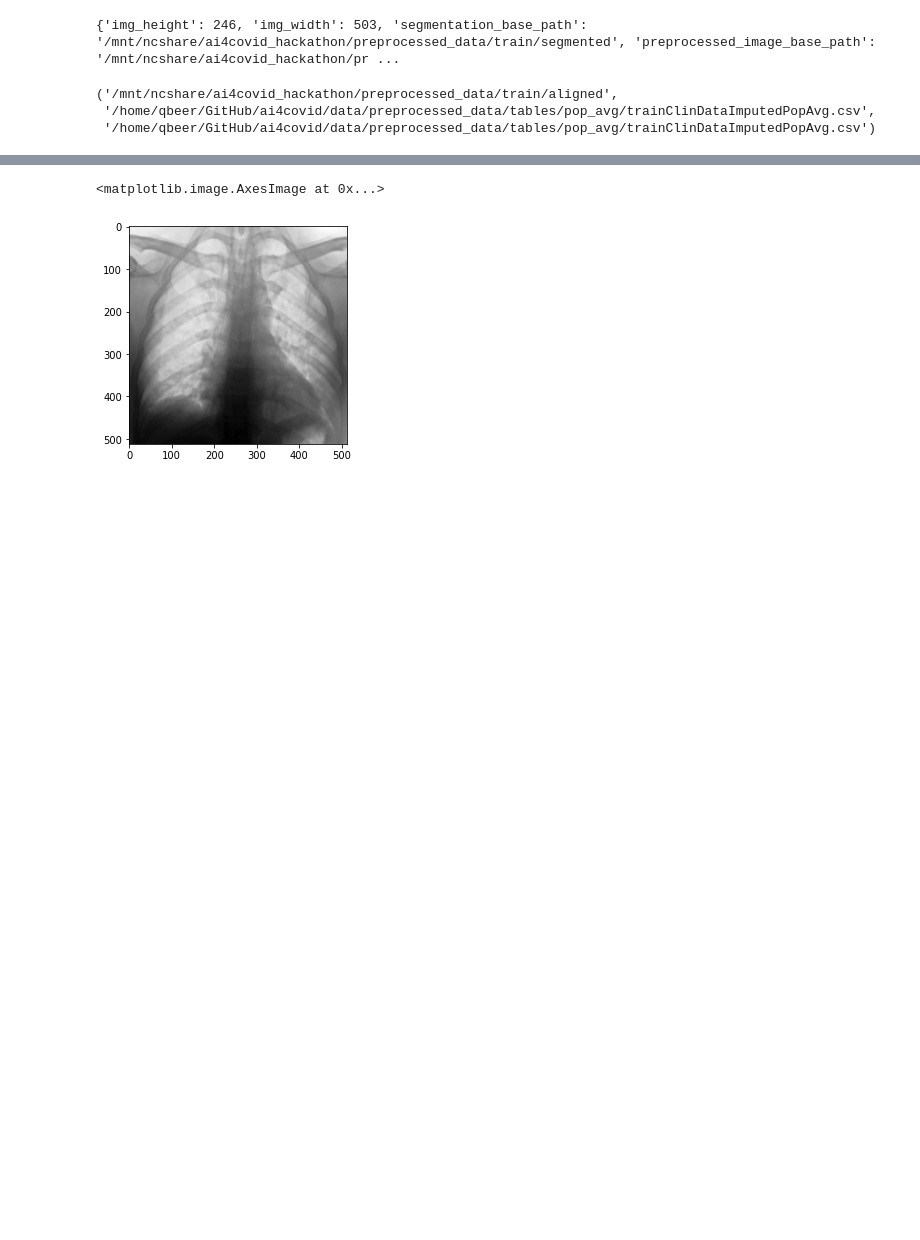
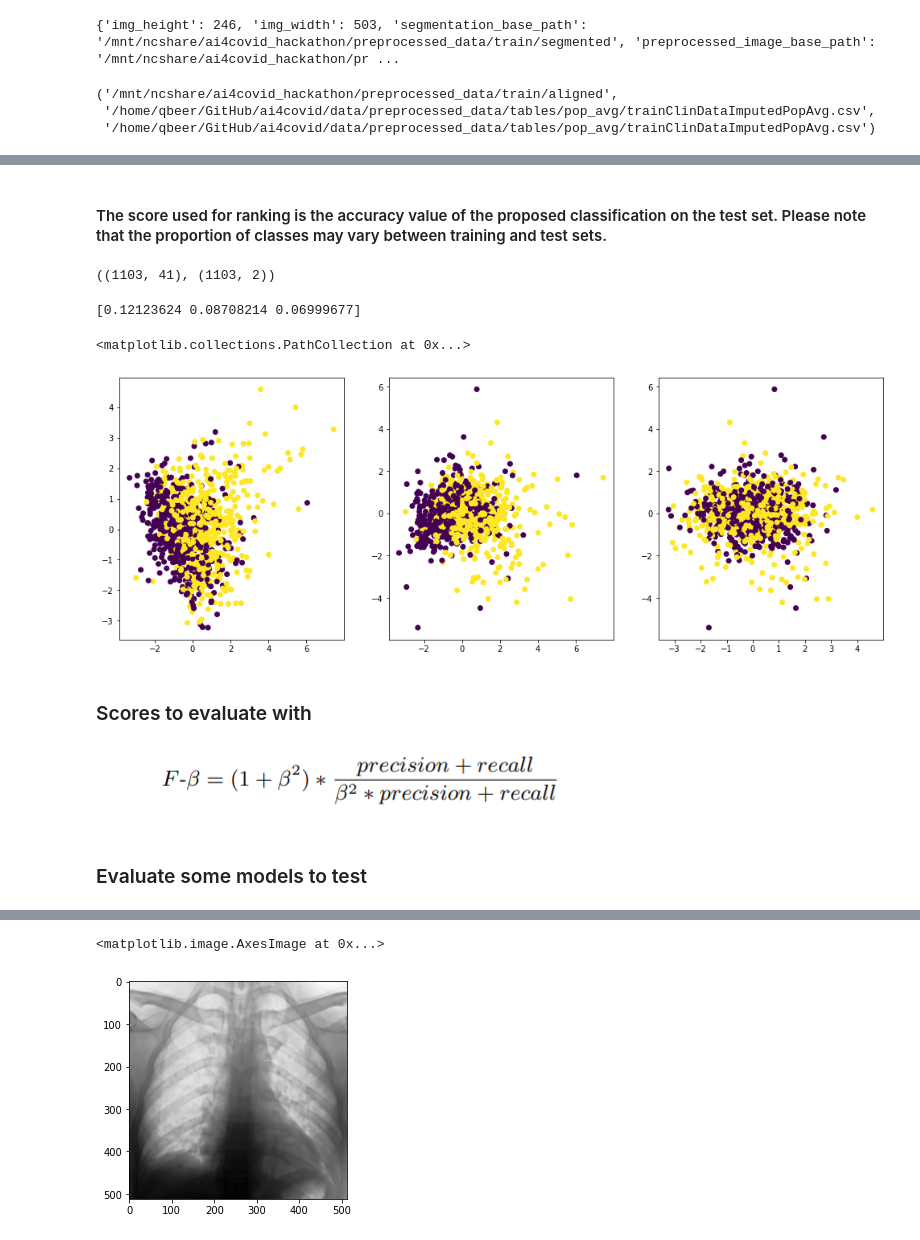
Before and after one commit to csabaiBio/ai4covid, a Jupyter notebook: notebooks/Fourier_feature_extraction.ipynb, the cells around one changed output, grey strips where cells are left out. Drawn from its saved outputs; the diff is of its cells as text; code cells hidden in the pictures; blank space fills up the shorter version.

```diff
--- a/notebooks/Fourier_feature_extraction.ipynb
+++ b/notebooks/Fourier_feature_extraction.ipynb
@@ -32,5 +67,8 @@ cfg.preprocessed_image_base_path, cfg.train_table, cfg.valid_table
  '/home/qbeer/GitHub/ai4covid/data/preprocessed_data/tables/pop_avg/trainClinDataImputedPopAvg.csv',
  '/home/qbeer/GitHub/ai4covid/data/preprocessed_data/tables/pop_avg/trainClinDataImputedPopAvg.csv')
 # %%
-pd.read_csv( cfg.train_table )
+preproc_df = pd.read_csv( cfg.train_table )
+preproc_df.Prognosis.replace('SEVERE', 1, inplace=True)
+preproc_df.Prognosis.replace('MILD', 0, inplace=True)
+preproc_df.head()
 # %% [output]
@@ -37,0 +82,6 @@ FileNotFoundError: [Errno 2] No such file or directory: '/home/qbeer/GitHub/ai4c
+# %%
+X_df = preproc_df.drop( columns=['ImageFile', 'Prognosis', 'Death'])
+X_features = X_df.columns
+X = X_df.values
+y = preproc_df[ ['Prognosis', 'Death'] ].values
+X[:1], y[:3]
@@ -37,0 +101,30 @@ FileNotFoundError: [Errno 2] No such file or directory: '/home/qbeer/GitHub/ai4c
+# %% [markdown]
+#### The score used for ranking is the accuracy value of the proposed classification on the test set. Please note that the proportion of classes may vary between training and test sets.
+# %%
+X.shape, y.shape
+# %% [output]
+((1103, 41), (1103, 2))
+# %%
+pca = PCA(3)
+pca_transformed = pca.fit_transform(X)
+print(pca.explained_variance_ratio_)
+
+plt.figure(figsize=(17, 6))
+plt.subplot(131)
+plt.scatter(pca_transformed[:,0], pca_transformed[:,1], c=y[:,0])
+
+plt.subplot(132)
+plt.scatter(pca_transformed[:,0], pca_transformed[:,2], c=y[:,0])
+
+plt.subplot(133)
+plt.scatter(pca_transformed[:,1], pca_transformed[:,2], c=y[:,0])
+# %% [output]
+[0.12123624 0.08708214 0.06999677]
+<matplotlib.collections.PathCollection at 0x...>
+[figure, added]
+# %% [markdown]
+### Scores to evaluate with
+# %% [markdown]
+![image.png](attachment:image.png)
+# %% [markdown]
+### Evaluate some models to test
```
Also changed, not shown: parts of 35 cells of this notebook.
